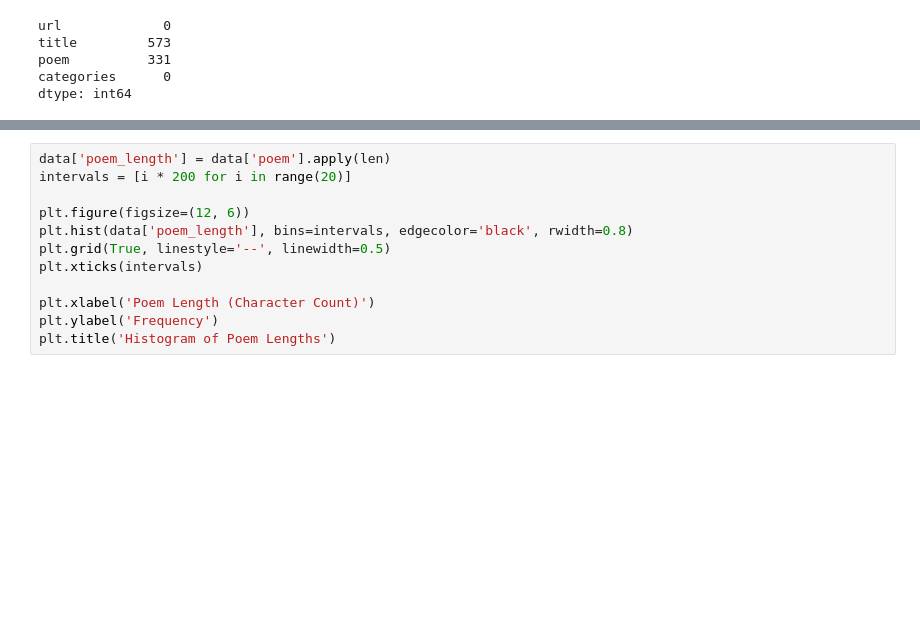
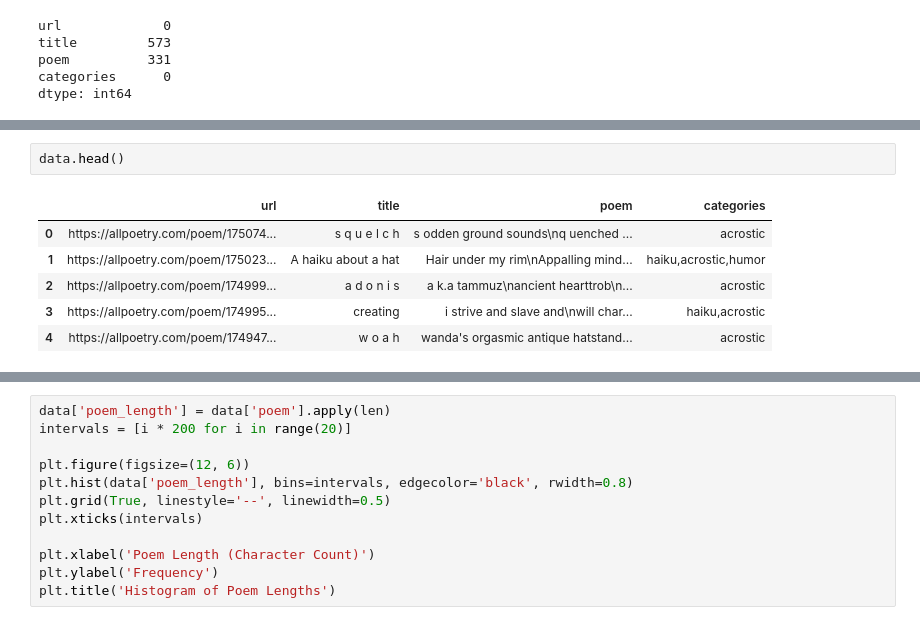
Before and after one commit to DhyeyShah794/poetry-analysis, a Jupyter notebook: poetry_sentiment_analyzer.ipynb, the cells around one changed output, grey strips where cells are left out. Drawn from its saved outputs; the diff is of its cells as text; blank space fills up the shorter version.

```diff
--- a/poetry_sentiment_analyzer.ipynb
+++ b/poetry_sentiment_analyzer.ipynb
@@ -66,0 +90,9 @@ dtype: int64
+# %%
+data.head()
+# %% [output]
+|  | url | title | poem | categories |
+| 0 | https://allpoetry.com/poem/175074... | s q u e l c h | s odden ground sounds\nq uenched ... | acrostic |
+| 1 | https://allpoetry.com/poem/175023... | A haiku about a hat | Hair under my rim\nAppalling mind... | haiku,acrostic,humor |
+| 2 | https://allpoetry.com/poem/174999... | a d o n i s | a k.a tammuz\nancient hearttrob\n... | acrostic |
+| 3 | https://allpoetry.com/poem/174995... | creating | i strive and slave and\nwill char... | haiku,acrostic |
+| 4 | https://allpoetry.com/poem/174947... | w o a h | wanda's orgasmic antique hatstand... | acrostic |
```
Also changed, not shown: parts of 45 cells of this notebook.
